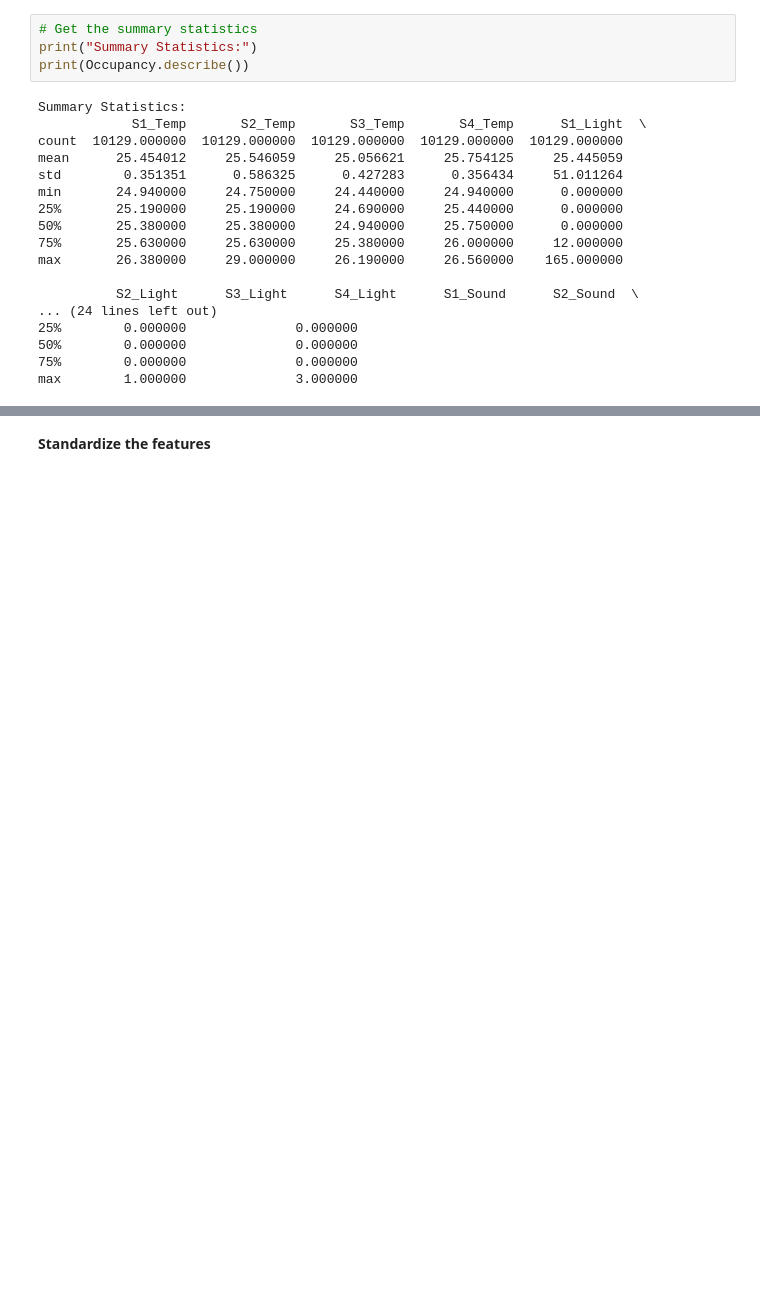
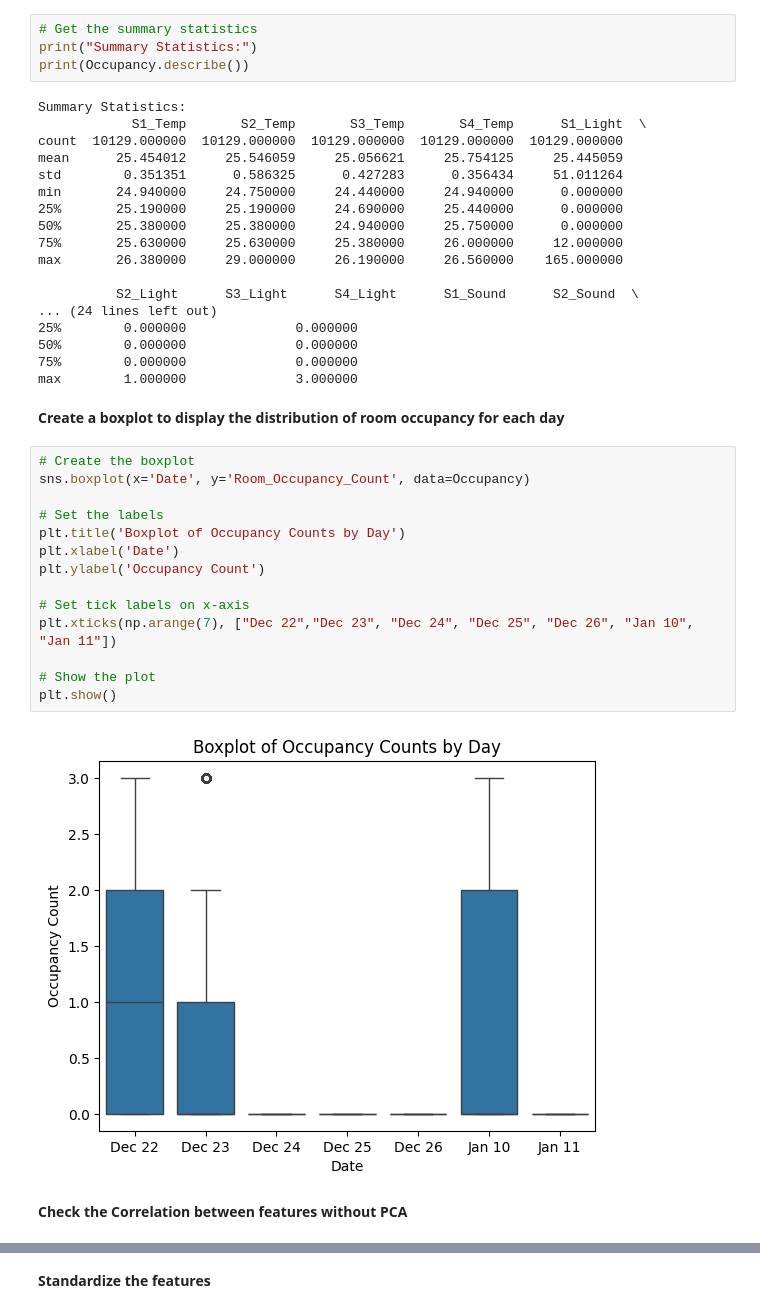
Before and after one commit to jeffreyfitzpatrick/Big-Data-Analytics-Capstone-Project, a Jupyter notebook: Dimensionality_Reduction.ipynb, the cells around one changed output, grey strips where cells are left out. Cells and saved outputs as stored; diff of their text form; blank space fills up the shorter version.

```diff
--- a/Dimensionality_Reduction.ipynb
+++ b/Dimensionality_Reduction.ipynb
@@ -76,3 +76,23 @@ max       26.380000     29.000000     26.190000     26.560000    165.000000
 50%        0.000000              0.000000
 75%        0.000000              0.000000
 max        1.000000              3.000000
+# %% [markdown]
+**Create a boxplot to display the distribution of room occupancy for each day**
+# %%
+# Create the boxplot
+sns.boxplot(x='Date', y='Room_Occupancy_Count', data=Occupancy)
+
+# Set the labels
+plt.title('Boxplot of Occupancy Counts by Day')
+plt.xlabel('Date')
+plt.ylabel('Occupancy Count')
+
+# Set tick labels on x-axis
+plt.xticks(np.arange(7), ["Dec 22","Dec 23", "Dec 24", "Dec 25", "Dec 26", "Jan 10", "Jan 11"])
+
+# Show the plot
+plt.show()
+# %% [output]
+[figure, added]
+# %% [markdown]
+**Check the Correlation between features without PCA**
```
Also changed, not shown: parts of 18 cells of this notebook, 1 other file.
